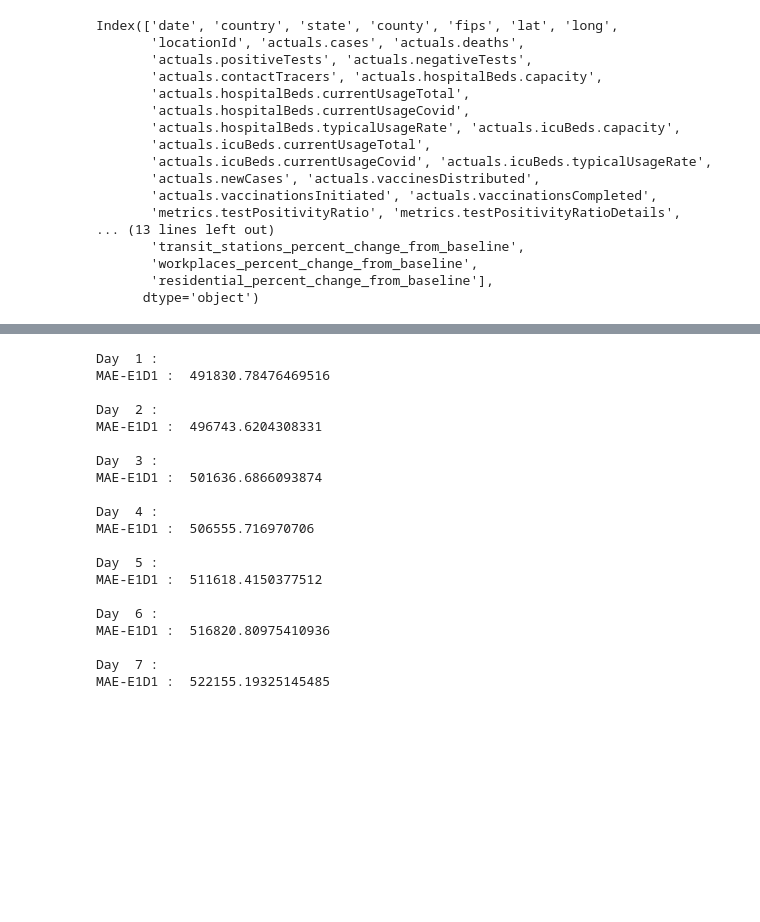
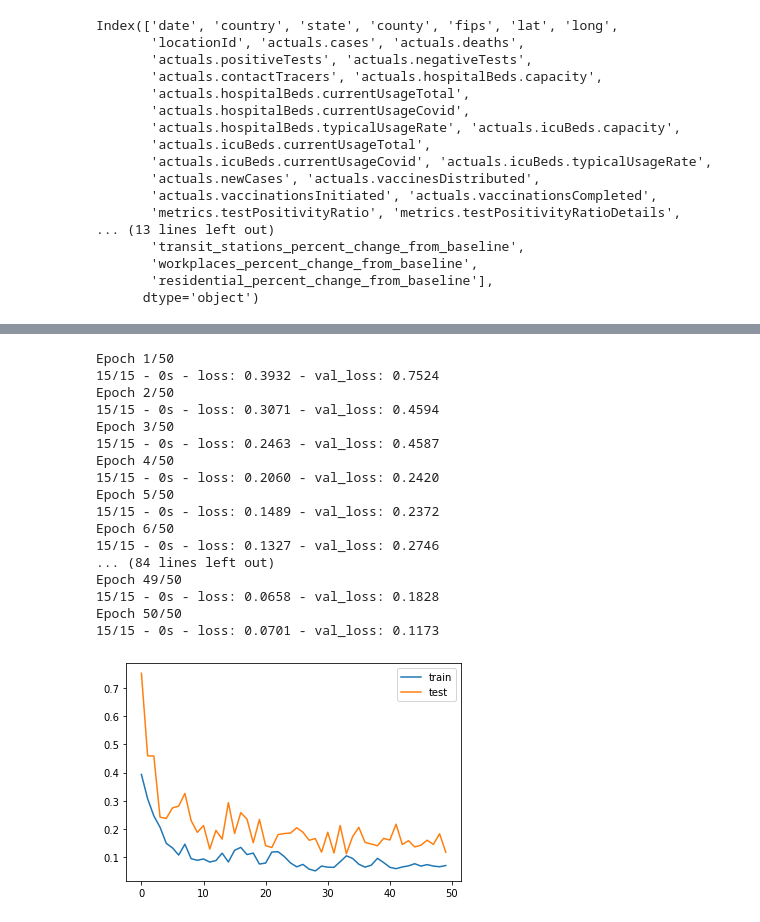
Before and after one commit to RyanSequeira/COVID19Hackathon, a Jupyter notebook: Hackathon.ipynb, the cells around one changed output, grey strips where cells are left out. Saved outputs shown, nothing was run; the diff lists cells and outputs as text; code cells hidden in the pictures; blank space fills up the shorter version.

```diff
--- a/Hackathon.ipynb
+++ b/Hackathon.ipynb
@@ -209,6 +216,7 @@ def split_series(series, n_past, n_future):
       break
     # slicing the past and future parts of the window
     past, future = series[window_start:past_end, :], series[past_end:future_end, :]
+    future = future[:, 0:1]
     X.append(past)
     y.append(future)
   return np.array(X), np.array(y)
@@ -275,36 +241,32 @@ pred_e1d1=model_e1d1.predict(X_test)
-# %%
-for index,i in enumerate(train.columns):
-    scaler = scalers['scaler_'+i]
-    pred_e1d1[:,:,index]=scaler.inverse_transform(pred_e1d1[:,:,index])
-    y_train[:,:,index]=scaler.inverse_transform(y_train[:,:,index])
-    y_test[:,:,index]=scaler.inverse_transform(y_test[:,:,index])
-# %%
-from sklearn.metrics import mean_absolute_error
-
-for j in range(1,8):
-    print("Day ",j,":")
-    #changed index to 1 b/c we only need cases
-    print("MAE-E1D1 : ",mean_absolute_error(y_test[:,j-1,0],pred_e1d1[:,j-1,index]),end="\n")
-
-    print()
-# %% [output]
-Day  1 :
-MAE-E1D1 :  491830.78476469516
-
-Day  2 :
-MAE-E1D1 :  496743.6204308331
-
-Day  3 :
-MAE-E1D1 :  501636.6866093874
-
-Day  4 :
-MAE-E1D1 :  506555.716970706
-
-Day  5 :
-MAE-E1D1 :  511618.4150377512
-
-Day  6 :
-MAE-E1D1 :  516820.80975410936
-
-Day  7 :
-MAE-E1D1 :  522155.19325145485
+# %%
+from keras.models import Sequential
+from keras.layers import Dense
+from keras.layers import LSTM
+model = Sequential()
+model.add(LSTM(100, input_shape=(X_train.shape[1], X_train.shape[2])))
+model.add(Dense(7))
+model.compile(loss='mae', optimizer='adam')
+history = model.fit(X_train, y_train, epochs=50, batch_size=25, validation_data=(X_test, y_test), verbose=2, shuffle=False)
+plt.plot(history.history['loss'], label='train')
+plt.plot(history.history['val_loss'], label='test')
+plt.legend()
+plt.show()
+# %% [output]
+Epoch 1/50
+15/15 - 0s - loss: 0.3932 - val_loss: 0.7524
+Epoch 2/50
+15/15 - 0s - loss: 0.3071 - val_loss: 0.4594
+Epoch 3/50
+15/15 - 0s - loss: 0.2463 - val_loss: 0.4587
+Epoch 4/50
+15/15 - 0s - loss: 0.2060 - val_loss: 0.2420
+Epoch 5/50
+15/15 - 0s - loss: 0.1489 - val_loss: 0.2372
+Epoch 6/50
+15/15 - 0s - loss: 0.1327 - val_loss: 0.2746
+... (84 lines left out)
+Epoch 49/50
+15/15 - 0s - loss: 0.0658 - val_loss: 0.1828
+Epoch 50/50
+15/15 - 0s - loss: 0.0701 - val_loss: 0.1173
+[figure, added]
```
Also changed, not shown: parts of 10 cells of this notebook, 3 other files.
